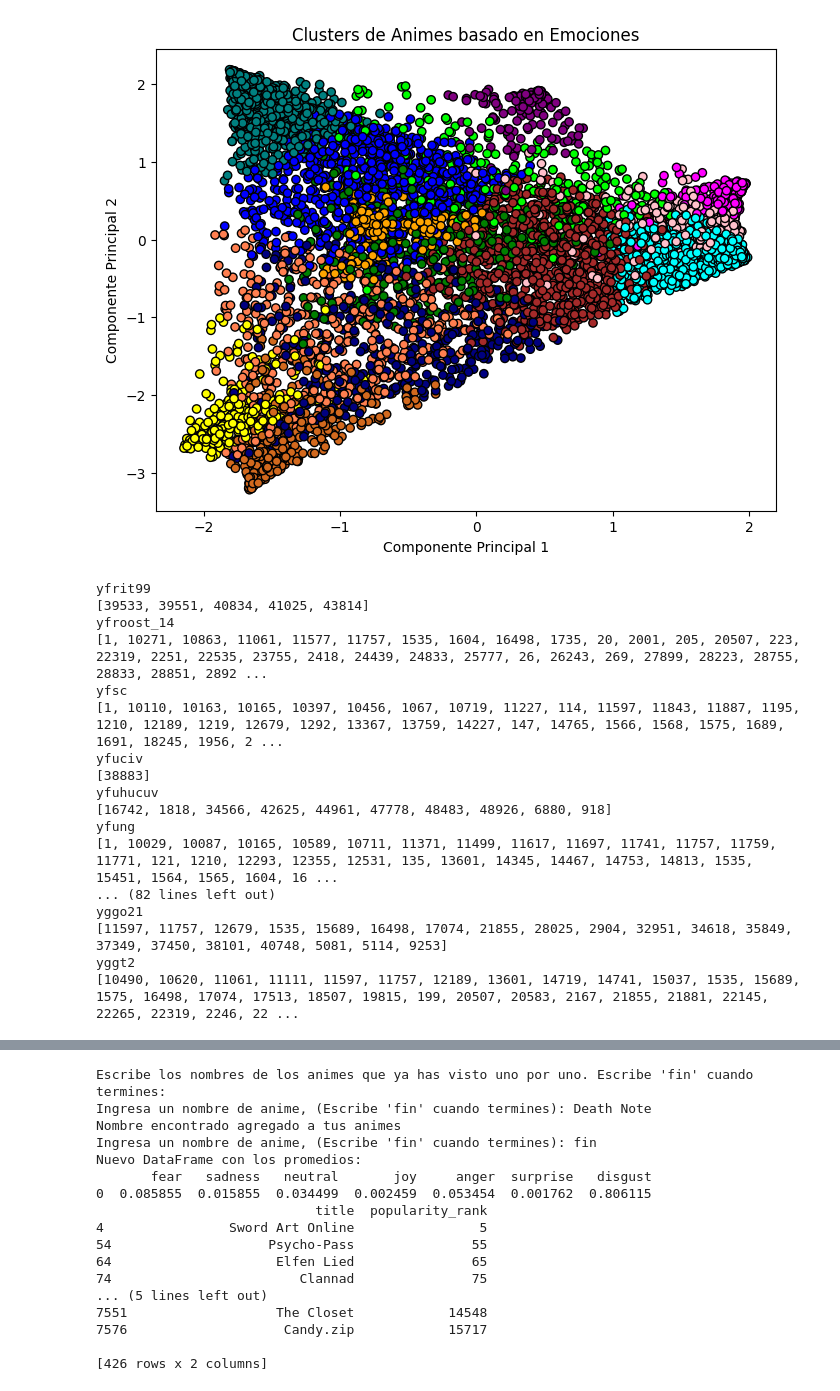
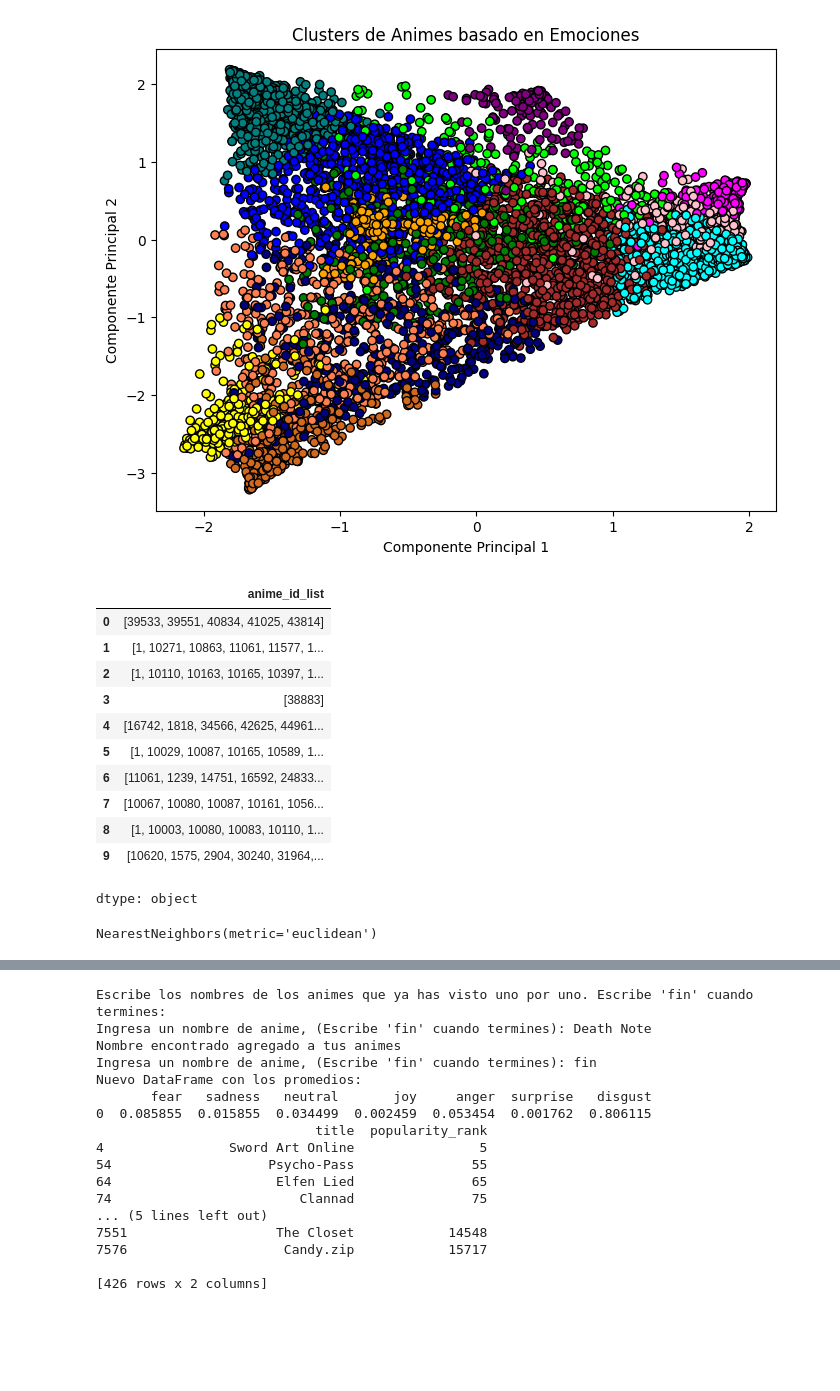
Before and after one commit to repositoriosHackaton/SIC25-CubitsUCV, a Jupyter notebook: IA.ipynb, the cells around one changed output, grey strips where cells are left out. Drawn from its saved outputs; the diff is of its cells as text; code cells hidden in the pictures; blank space fills up the shorter version.

Commit message:
Casi modelo NearestNeighbors terminado

```diff
--- a/IA.ipynb
+++ b/IA.ipynb
@@ -127,33 +134,51 @@ def sortByPopularity(cluster_number):
 #Extraccion de datos
 user_anime = pd.read_csv('./drive/MyDrive/SIC/anime_users.csv')
 user_anime.columns = ["user_name", "anime_id_list"]
+# %%
+user_anime['anime_id_list'] = user_anime['anime_id_list'].apply(ast.literal_eval)
+# %%
+user_anime.anime_id_list[:10]
+# %% [output]
+|  | anime_id_list |
+| 0 | [39533, 39551, 40834, 41025, 43814] |
+| 1 | [1, 10271, 10863, 11061, 11577, 1... |
+| 2 | [1, 10110, 10163, 10165, 10397, 1... |
+| 3 | [38883] |
+| 4 | [16742, 1818, 34566, 42625, 44961... |
+| 5 | [1, 10029, 10087, 10165, 10589, 1... |
+| 6 | [11061, 1239, 14751, 16592, 24833... |
+| 7 | [10067, 10080, 10087, 10161, 1056... |
+| 8 | [1, 10003, 10080, 10083, 10110, 1... |
+| 9 | [10620, 1575, 2904, 30240, 31964,... |
+dtype: object
 # %%
 #@title Obtener promedio de las emociones por usuarios
 
-animes_input = []
-users = user_anime.user_name[:50]
-anime_list = user_anime.anime_id_list[:50]
+columnas_emociones = ['fear', 'sadness', 'neutral', 'joy', 'anger', 'surprise', 'disgust']
+
+user_animes_emotions = pd.DataFrame()
+user_emotions_mean = pd.DataFrame(['usuario_name', 'anime_id_list','fear', 'sadness', 'neutral', 'joy', 'anger', 'surprise', 'disgust'])
+users = user_anime.user_name[:5000]
+anime_list = user_anime.anime_id_list[:5000]
+
+#for index in range(2):
 for index in range(len(users)-1):
-  animes_input = []
+  user_animes_emotions = pd.DataFrame()
+
   for anime in anime_list[index]:
-    filtrado = anime_with_emotions_and_name[anime_with_emotions_and_name['anime_id'] == anime][['fear', 'sadness', 'neutral', 'joy', 'anger', 'surprise', 'disgust']]
-  print(users[index])
-  print(anime_list[index])
+    filtrado = anime_with_emotions_and_name[anime_with_emotions_and_name['anime_id'] == anime][columnas_emociones]
+
+    user_animes_emotions = pd.concat([user_animes_emotions, filtrado], ignore_index=True)
+  emotions_mean = user_animes_emotions.mean()
+  user_emotions_mean = pd.DataFrame({
+        'usuario_name': users[index],
+        'anime_id_list': [anime_list[index]],
+        'fear': emotions_mean.fear,
+        'sadness': emotions_mean.sadness,
+        'neutral': emotions_mean.neutral,
+        'joy': emotions_mean.joy,
+        'anger': emotions_mean.anger,
+        'surprise': emotions_mean.surprise,
+        'disgust': emotions_mean.disgust
+    })
+  user_emotions_mean.to_csv('./drive/MyDrive/SIC/user_mean_emotions.csv', mode='a', header=False, index=False)
-# %% [output]
-yfrit99
-[39533, 39551, 40834, 41025, 43814]
-yfroost_14
-[1, 10271, 10863, 11061, 11577, 11757, 1535, 1604, 16498, 1735, 20, 2001, 205, 20507, 223, 22319, 2251, 22535, 23755, 2418, 24439, 24833, 25777, 26, 26243, 269, 27899, 28223, 28755, 28833, 28851, 2892 ...
-yfsc
-[1, 10110, 10163, 10165, 10397, 10456, 1067, 10719, 11227, 114, 11597, 11843, 11887, 1195, 1210, 12189, 1219, 12679, 1292, 13367, 13759, 14227, 147, 14765, 1566, 1568, 1575, 1689, 1691, 18245, 1956, 2 ...
-yfuciv
-[38883]
-yfuhucuv
-[16742, 1818, 34566, 42625, 44961, 47778, 48483, 48926, 6880, 918]
-yfung
-[1, 10029, 10087, 10165, 10589, 10711, 11371, 11499, 11617, 11697, 11741, 11757, 11759, 11771, 121, 1210, 12293, 12355, 12531, 135, 13601, 14345, 14467, 14753, 14813, 1535, 15451, 1564, 1565, 1604, 16 ...
-... (82 lines left out)
-yggo21
-[11597, 11757, 12679, 1535, 15689, 16498, 17074, 21855, 28025, 2904, 32951, 34618, 35849, 37349, 37450, 38101, 40748, 5081, 5114, 9253]
-yggt2
-[10490, 10620, 11061, 11111, 11597, 11757, 12189, 13601, 14719, 14741, 15037, 1535, 15689, 1575, 16498, 17074, 17513, 18507, 19815, 199, 20507, 20583, 2167, 21855, 21881, 22145, 22265, 22319, 2246, 22 ...
@@ -159,0 +193,6 @@ yggt2
+# %%
+#@title Definimos el modelo de NearestNeighbors
+knn = NearestNeighbors(n_neighbors=5, metric='euclidean')
+knn.fit(X_users)
+# %% [output]
+NearestNeighbors(metric='euclidean')
```
Also changed, not shown: parts of 7 cells of this notebook.
